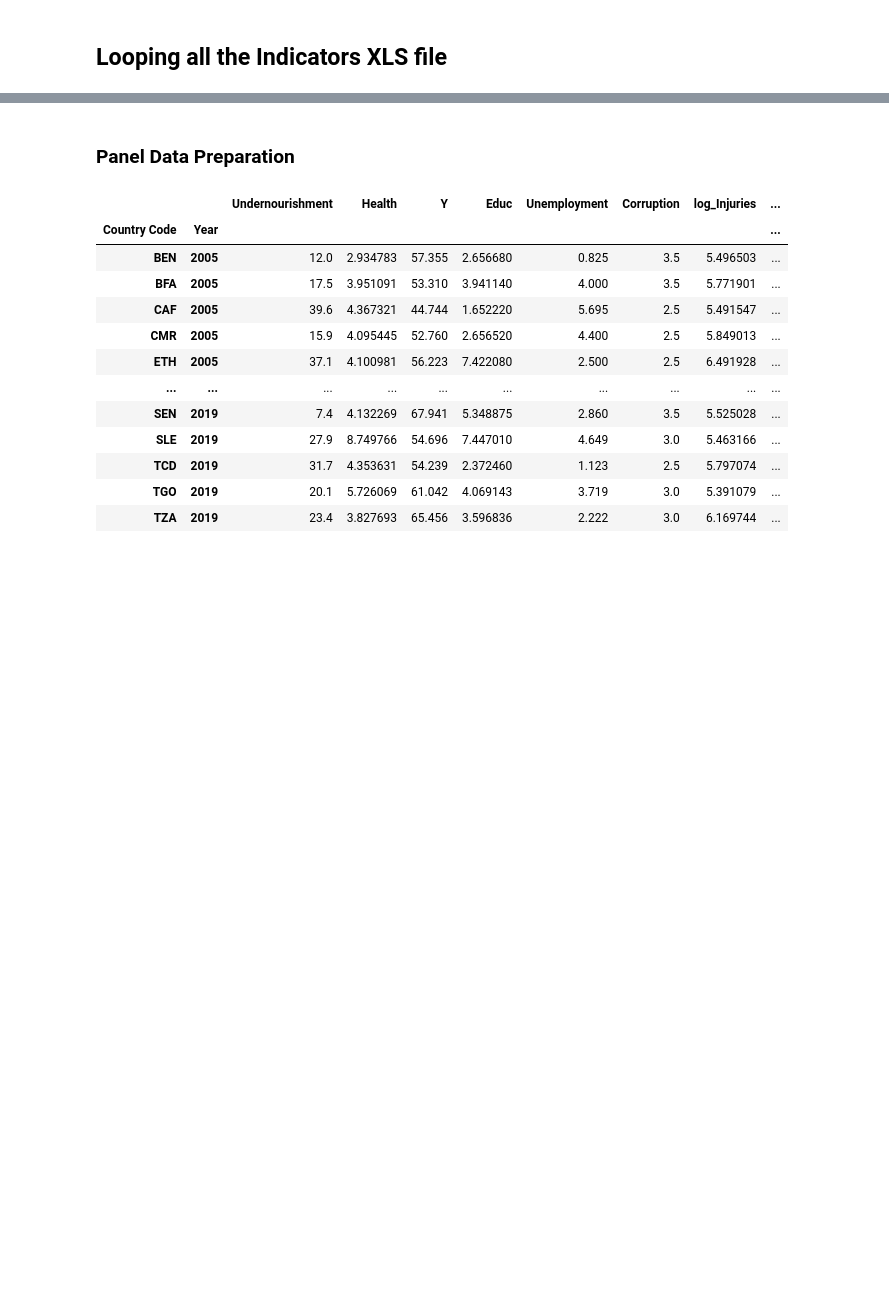
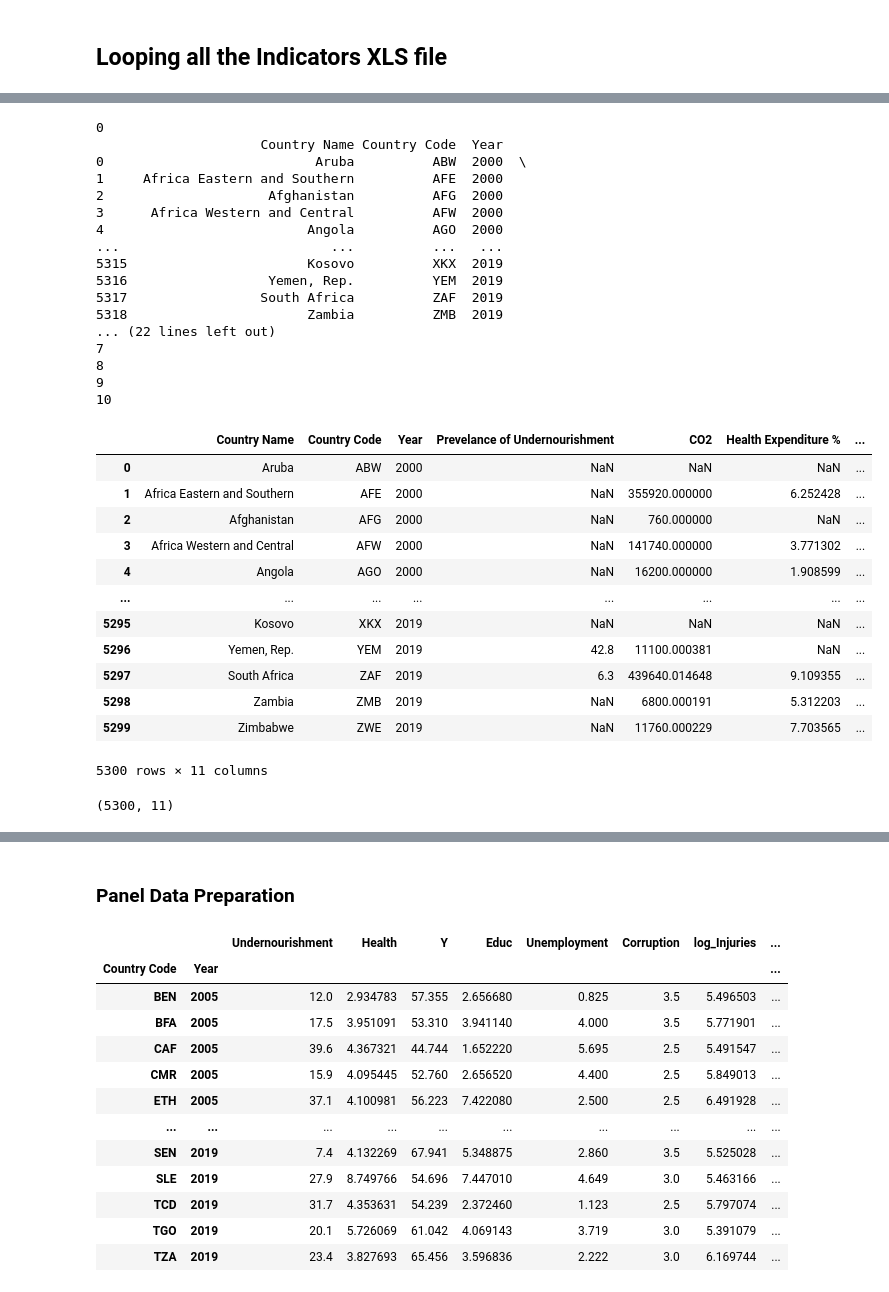
Before and after one commit to Shritej24c/Econometrics, a Jupyter notebook: Econ Data clean.ipynb, the cells around one changed output, grey strips where cells are left out. Cells and saved outputs as stored; diff of their text form; code cells hidden in the pictures; blank space fills up the shorter version.

```diff
--- a/Econ Data clean.ipynb
+++ b/Econ Data clean.ipynb
@@ -113,31 +419,62 @@ drp_col.extend(['Unnamed: 65', 'Unnamed: 64'])
 for f in range(len(files)):
     print(f)
     fbr = files[f].split(".")
     if fbr[1] == 'xls':
         ind = fbr[0]
         ind_df = pd.read_excel(dr+files[f], sheet_name = "Data")
         df_drp = ind_df.drop(columns = drp_col )
         df_main = df_drp.iloc[2:, ]
         col = []
         for i in range(df_main.shape[1]):
             if i < 4:
                 col.append(df_main.iloc[0,i])
             else:
                 col.append(int(df_main.iloc[0,i]))
 
 
         df_main.columns = col
         df = df_main.drop(index = [2])
         df.reset_index()
         col_list = df.columns
-        df_afr = df.loc[crp_df['Country Code'].isin(afr)]
+        df_afr = df#.loc[crp_df['Country Code'].isin(afr)]
         dfi = pd.melt(df_afr, id_vars = col_list[:4], value_vars = col_list[4:], var_name = "Year")
         dfi.rename(columns = {'value':ind}, inplace = True )
         dfi.drop(columns = ["Indicator Name",	"Indicator Code"], inplace = True)
         if f == 0:
             df_real = dfi
             print(dfi)
         else:
             df_real = pd.merge(df_real, dfi, on = ["Country Name", "Country Code", "Year"], how = 'inner')
 
 df_real
+# %% [output]
+0
+                     Country Name Country Code  Year
+0                           Aruba          ABW  2000  \
+1     Africa Eastern and Southern          AFE  2000
+2                     Afghanistan          AFG  2000
+3      Africa Western and Central          AFW  2000
+4                          Angola          AGO  2000
+...                           ...          ...   ...
+5315                       Kosovo          XKX  2019
+5316                  Yemen, Rep.          YEM  2019
+5317                 South Africa          ZAF  2019
+5318                       Zambia          ZMB  2019
+... (22 lines left out)
+7
+8
+9
+10
+|  | Country Name | Country Code | Year | Prevelance of Undernourishment | CO2 | Health Expenditure % | ... |
+| 0 | Aruba | ABW | 2000 | NaN | NaN | NaN | ... |
+| 1 | Africa Eastern and Southern | AFE | 2000 | NaN | 355920.000000 | 6.252428 | ... |
+| 2 | Afghanistan | AFG | 2000 | NaN | 760.000000 | NaN | ... |
+| 3 | Africa Western and Central | AFW | 2000 | NaN | 141740.000000 | 3.771302 | ... |
+| 4 | Angola | AGO | 2000 | NaN | 16200.000000 | 1.908599 | ... |
+| ... | ... | ... | ... | ... | ... | ... | ... |
+| 5295 | Kosovo | XKX | 2019 | NaN | NaN | NaN | ... |
+| 5296 | Yemen, Rep. | YEM | 2019 | 42.8 | 11100.000381 | NaN | ... |
+| 5297 | South Africa | ZAF | 2019 | 6.3 | 439640.014648 | 9.109355 | ... |
+| 5298 | Zambia | ZMB | 2019 | NaN | 6800.000191 | 5.312203 | ... |
+| 5299 | Zimbabwe | ZWE | 2019 | NaN | 11760.000229 | 7.703565 | ... |
+5300 rows × 11 columns
@@ -146,2 +481,6 @@ crp_fdf
+# %%
+df_real.shape
+# %% [output]
+(5300, 11)
 # %%
 dfi.loc[dfi['Country Code'] == 'CMR', ]
```
Also changed, not shown: parts of 56 cells of this notebook, 9 other files.
